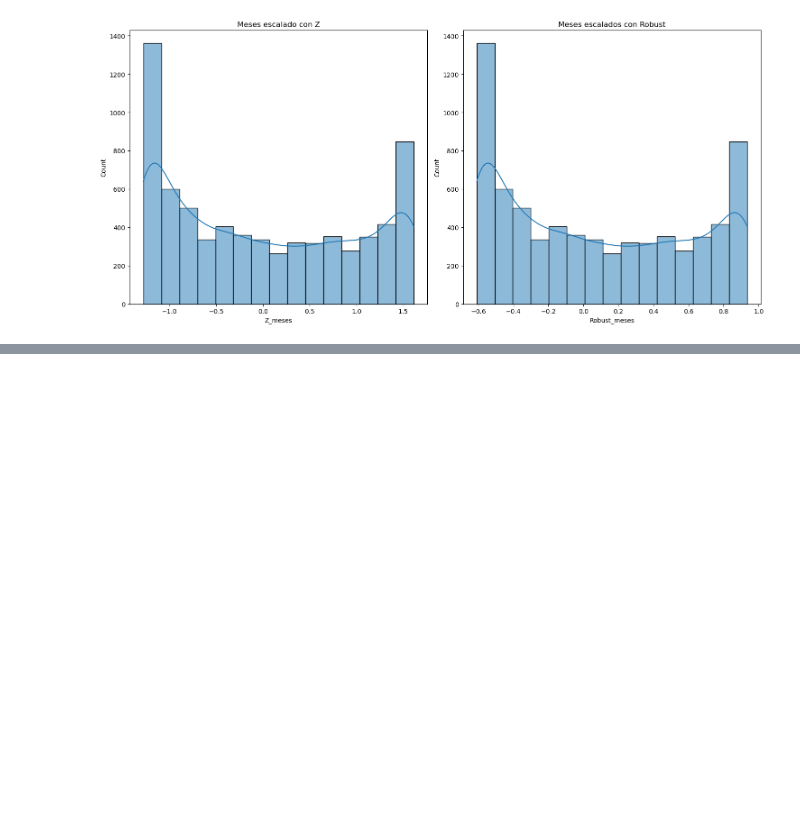
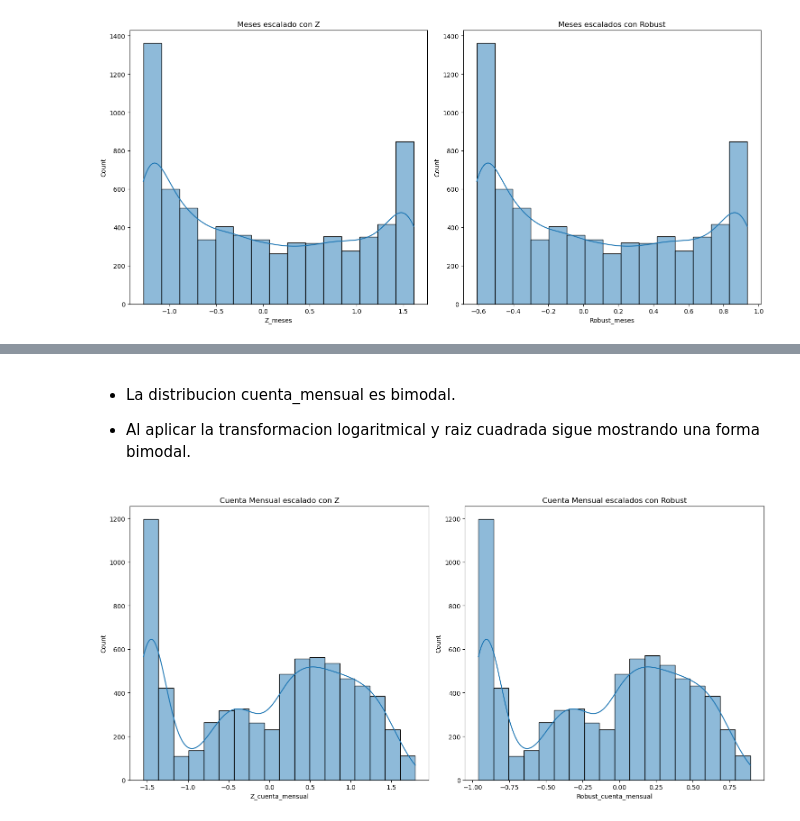
Before and after one commit to jbernalg/challenge_TelecomX_ML, a Jupyter notebook: telecomX_ML_2.ipynb, the cells around one changed output, grey strips where cells are left out. Drawn from its saved outputs; the diff is of its cells as text; code cells hidden in the pictures; blank space fills up the shorter version.

```diff
--- a/telecomX_ML_2.ipynb
+++ b/telecomX_ML_2.ipynb
@@ -300,0 +337,25 @@ plt.show()
+# %% [markdown]
+- La distribucion cuenta_mensual es bimodal.
+
+- Al aplicar la transformacion logaritmical y raiz cuadrada sigue mostrando una forma bimodal.
+# %%
+# visualizacion de cuenta_mensual escalados de forma estandar y robusta
+
+fig, axes = plt.subplots(1, 2, figsize=(15, 7))
+
+# meses_contrato escalado con StandarScaler
+df['Z_cuenta_mensual'] = scaler_cuenta_mensual.fit_transform(df[['cuenta_mensual']])
+BIN_WIDTH = bin_width(df, 'Z_cuenta_mensual')
+sns.histplot(df['Z_cuenta_mensual'], binwidth=BIN_WIDTH, kde=True, ax=axes[0])
+axes[0].set_title('Cuenta Mensual escalado con Z')
+
+# meses_contrato escalado con RobustScaler
+df['Robust_cuenta_mensual'] = robust_cuenta_mensual.fit_transform(df[['cuenta_mensual']])
+BIN_WIDTH = bin_width(df, 'Robust_cuenta_mensual')
+sns.histplot(df['Robust_cuenta_mensual'], binwidth=BIN_WIDTH, kde=True, ax=axes[1])
+axes[1].set_title('Cuenta Mensual escalados con Robust')
+
+plt.tight_layout()
+plt.show()
+# %% [output]
+[figure, added]
```
Also changed, not shown: parts of 6 cells of this notebook.
